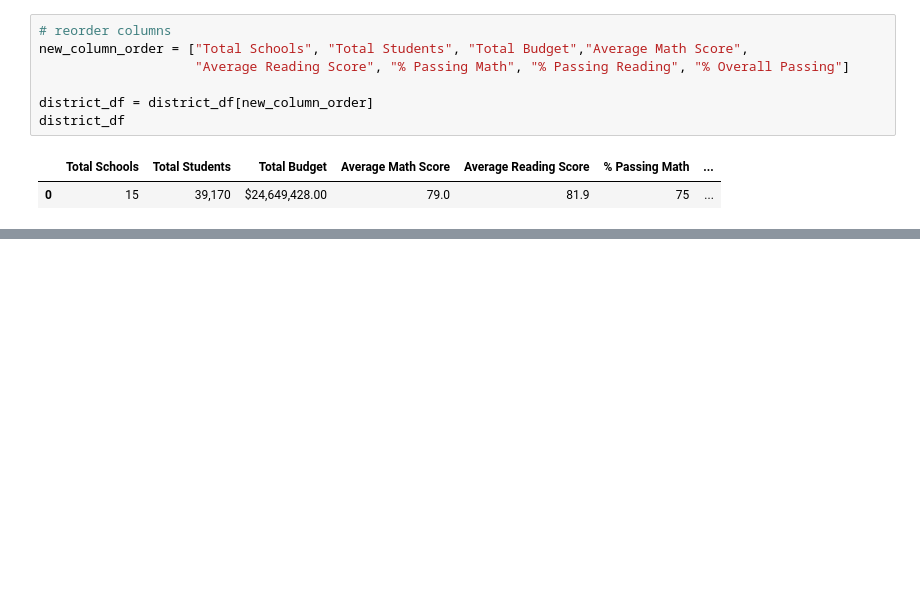
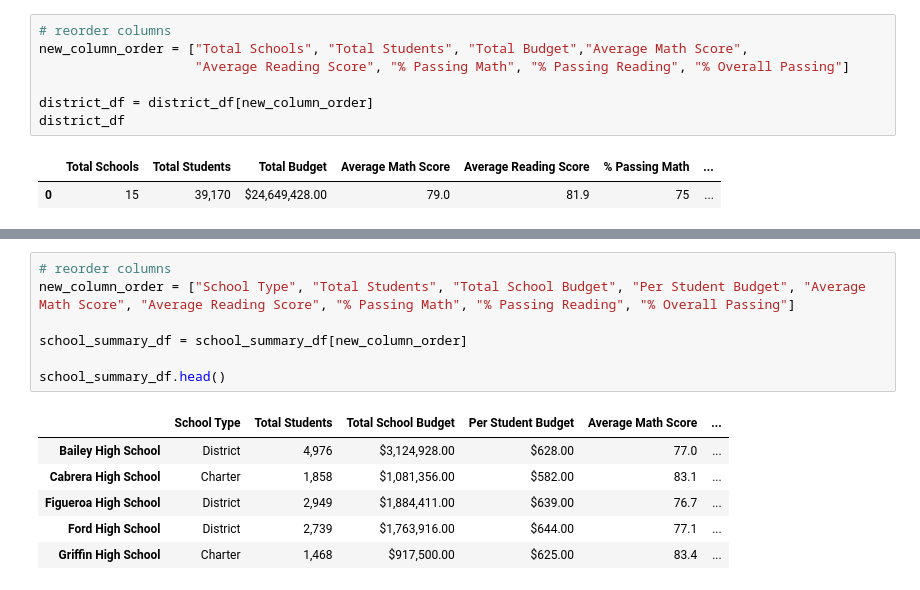
Before and after one commit to bbjohnson6810/school_district_analysis, a Jupyter notebook: PyCitySchools.ipynb, the cells around one changed output, grey strips where cells are left out. Saved outputs shown, nothing was run; the diff lists cells and outputs as text; blank space fills up the shorter version.

```diff
--- a/PyCitySchools.ipynb
+++ b/PyCitySchools.ipynb
@@ -243,0 +490,14 @@ district_df
+# %%
+# reorder columns
+new_column_order = ["School Type", "Total Students", "Total School Budget", "Per Student Budget", "Average Math Score", "Average Reading Score", "% Passing Math", "% Passing Reading", "% Overall Passing"]
+
+school_summary_df = school_summary_df[new_column_order]
+
+school_summary_df.head()
+# %% [output]
+|  | School Type | Total Students | Total School Budget | Per Student Budget | Average Math Score | ... |
+| Bailey High School | District | 4,976 | $3,124,928.00 | $628.00 | 77.0 | ... |
+| Cabrera High School | Charter | 1,858 | $1,081,356.00 | $582.00 | 83.1 | ... |
+| Figueroa High School | District | 2,949 | $1,884,411.00 | $639.00 | 76.7 | ... |
+| Ford High School | District | 2,739 | $1,763,916.00 | $644.00 | 77.1 | ... |
+| Griffin High School | Charter | 1,468 | $917,500.00 | $625.00 | 83.4 | ... |
```
Also changed, not shown: parts of 14 cells of this notebook.
